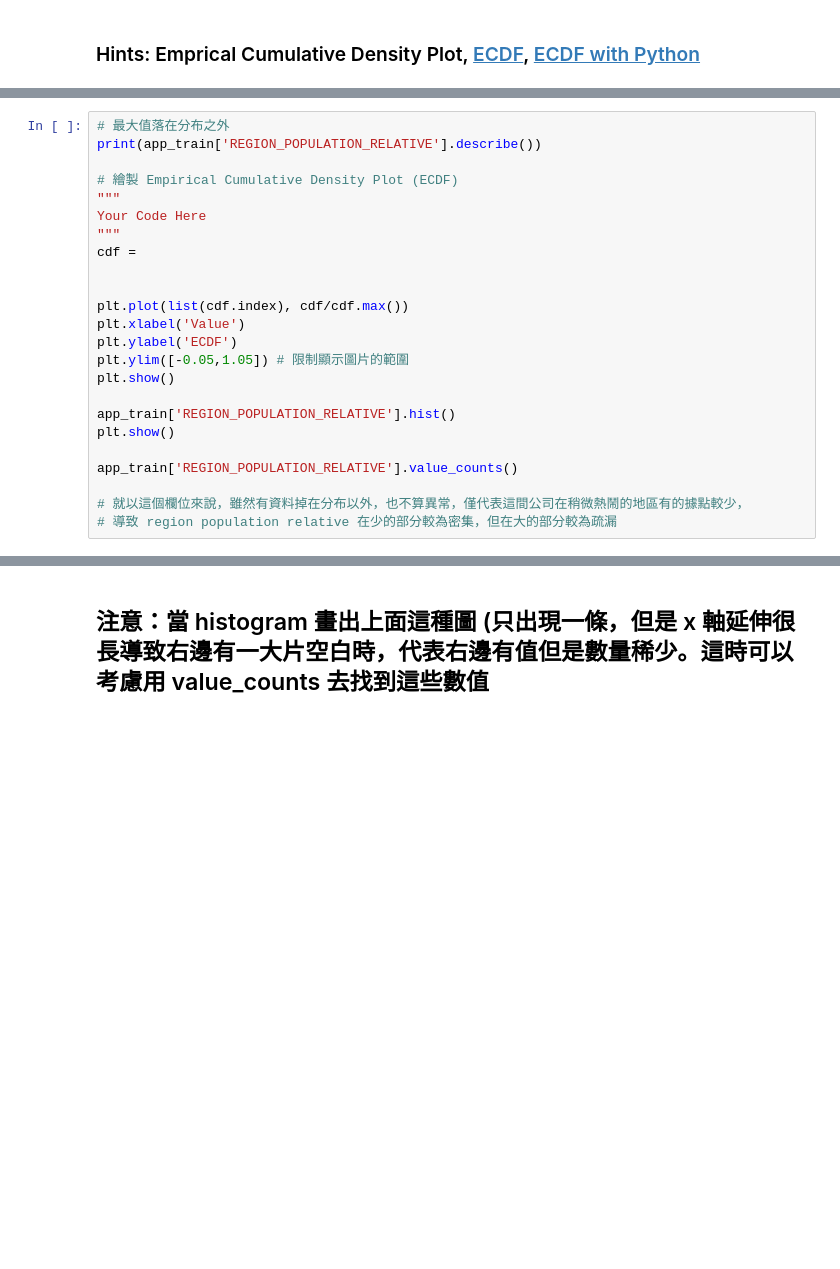
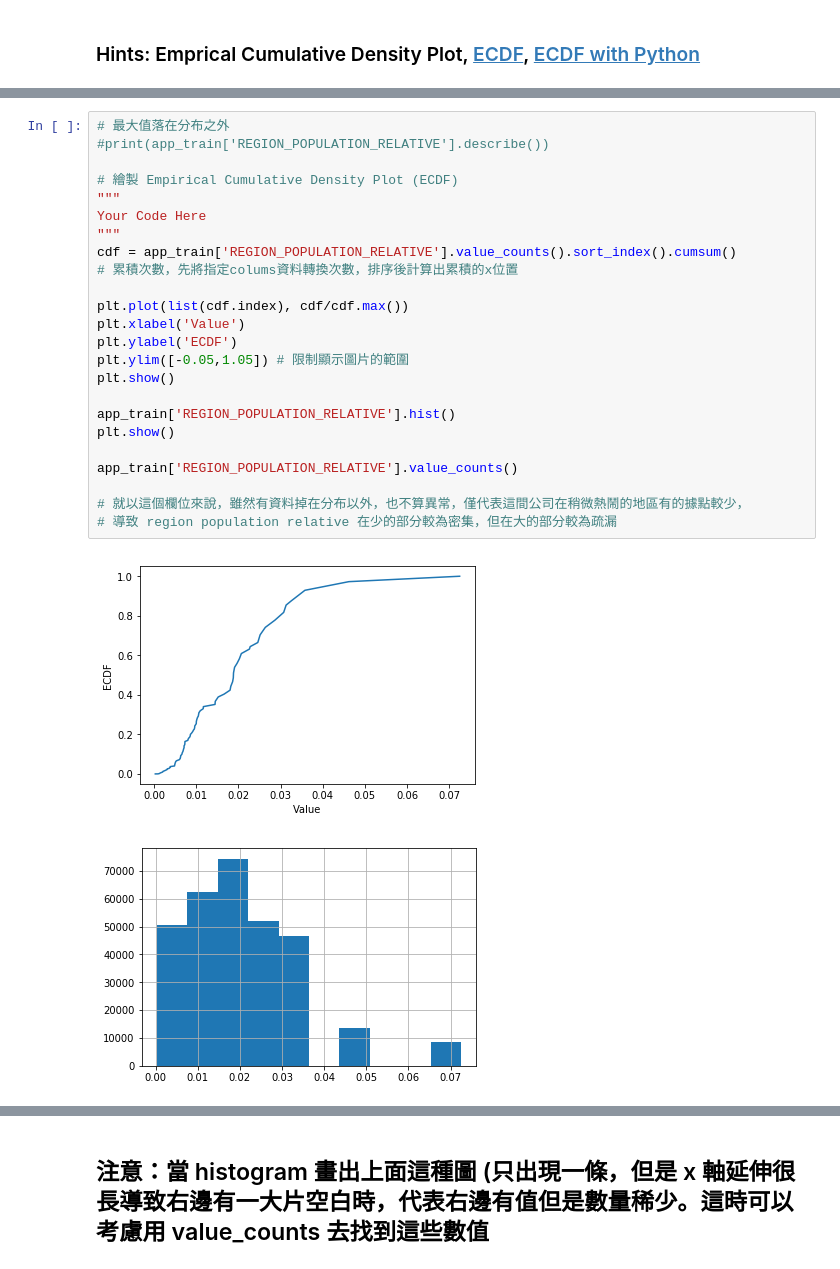
Before and after one commit to NasuYue/2nd-100Day-ML-Marathon-, a Jupyter notebook: homework/Day_006_HW.ipynb, the cells around one changed output, grey strips where cells are left out. Saved outputs shown, nothing was run; the diff lists cells and outputs as text; blank space fills up the shorter version.

```diff
--- a/homework/Day_006_HW.ipynb
+++ b/homework/Day_006_HW.ipynb
@@ -123,25 +147,28 @@ plt.show()
 ![ecdf_normal](https://au.mathworks.com/help/examples/stats/win64/PlotEmpiricalCdfAndCompareWithSamplingDistributionExample_01.png)
 # %%
 # 最大值落在分布之外
-print(app_train['REGION_POPULATION_RELATIVE'].describe())
+#print(app_train['REGION_POPULATION_RELATIVE'].describe())
 
 # 繪製 Empirical Cumulative Density Plot (ECDF)
 """
 Your Code Here
 """
-cdf =
-
+cdf = app_train['REGION_POPULATION_RELATIVE'].value_counts().sort_index().cumsum()
+# 累積次數，先將指定colums資料轉換次數，排序後計算出累積的x位置
 
 plt.plot(list(cdf.index), cdf/cdf.max())
 plt.xlabel('Value')
 plt.ylabel('ECDF')
 plt.ylim([-0.05,1.05]) # 限制顯示圖片的範圍
 plt.show()
 
 app_train['REGION_POPULATION_RELATIVE'].hist()
 plt.show()
 
 app_train['REGION_POPULATION_RELATIVE'].value_counts()
 
 # 就以這個欄位來說，雖然有資料掉在分布以外，也不算異常，僅代表這間公司在稍微熱鬧的地區有的據點較少，
 # 導致 region population relative 在少的部分較為密集，但在大的部分較為疏漏
+# %% [output]
+[figure, added]
+[figure, added]
```
Also changed, not shown: parts of 7 cells of this notebook.
